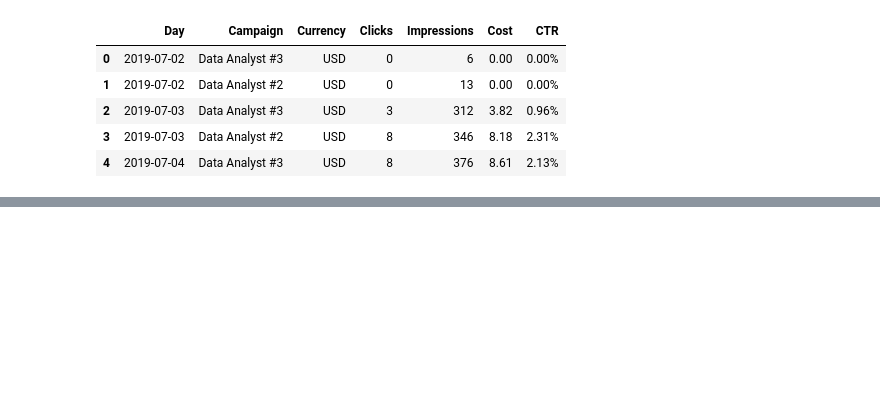
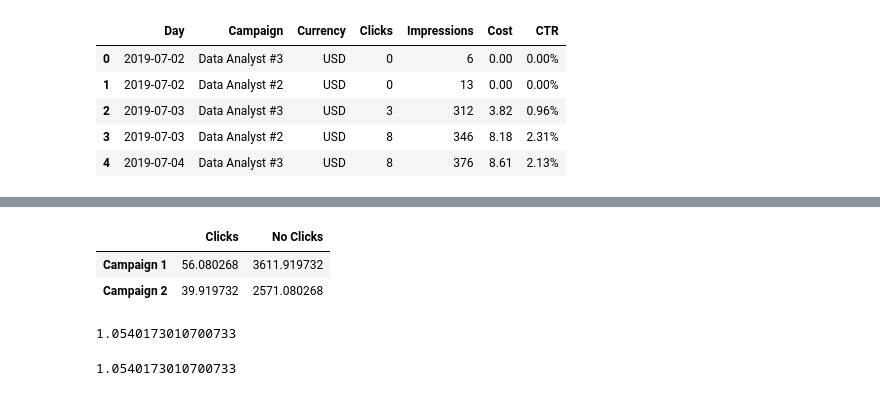
Before and after one commit to CloudChaoszero/Presentations, a Jupyter notebook: PyBayTalks/2019/AB-Testing-Python/Code/ABTesting.ipynb, the cells around one changed output, grey strips where cells are left out. Cells and saved outputs as stored; diff of their text form; code cells hidden in the pictures; blank space fills up the shorter version.

```diff
--- a/PyBayTalks/2019/AB-Testing-Python/Code/ABTesting.ipynb
+++ b/PyBayTalks/2019/AB-Testing-Python/Code/ABTesting.ipynb
@@ -92,0 +218,22 @@ where $s_p = \sqrt{ \tfrac{(n_1 - 1)s_1^2 + (n_2-1) + s_1^2}{n_1 + n_2 - 2} }$
+# %%
+expectedNonClicksSeries = (twoByTwo_df['Impressions']/twoByTwo_df['Impressions'].sum()) * twoByTwo_df['No Clicks'].sum()
+
+expectedClicksSeries = (twoByTwo_df['Impressions']/twoByTwo_df['Impressions'].sum()) * twoByTwo_df['Clicks'].sum()
+
+
+expectedDf = pd.concat([expectedClicksSeries,expectedNonClicksSeries],axis=1)
+# %%
+expectedDf.columns =['Clicks', 'No Clicks']
+expectedDf
+# %% [output]
+|  | Clicks | No Clicks |
+| Campaign 1 | 56.080268 | 3611.919732 |
+| Campaign 2 | 39.919732 | 2571.080268 |
+# %%
+chiSquareStatistic = ((twoByTwo_df[['Clicks','No Clicks']]-expectedDf)**2 / expectedDf).values.sum()
+# %% [output]
+1.0540173010700733
+# %%
+((twoByTwo_df[['Clicks','No Clicks']]-expectedDf)**2 / expectedDf).values.sum()
+# %% [output]
+1.0540173010700733
```
Also changed, not shown: parts of 42 cells of this notebook, 8 other files.
